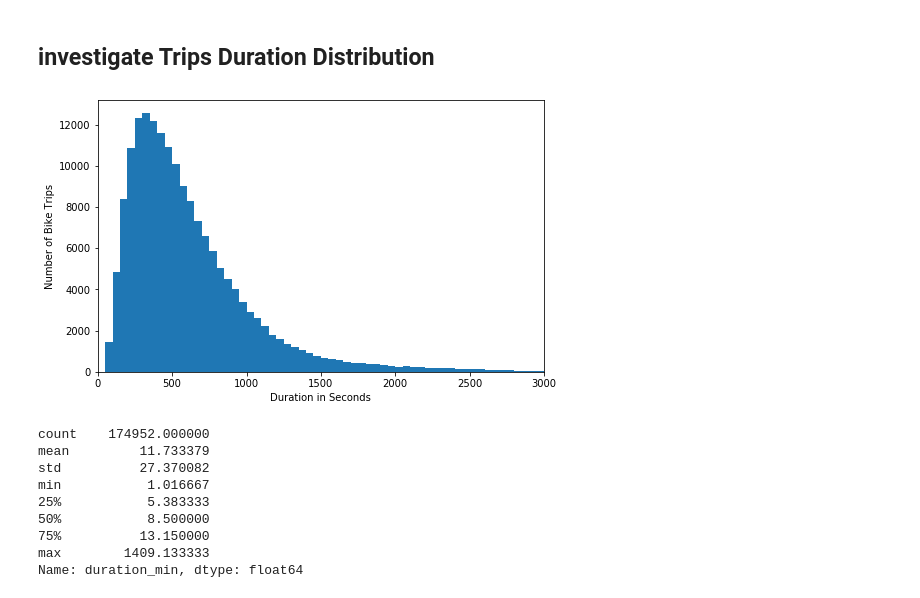
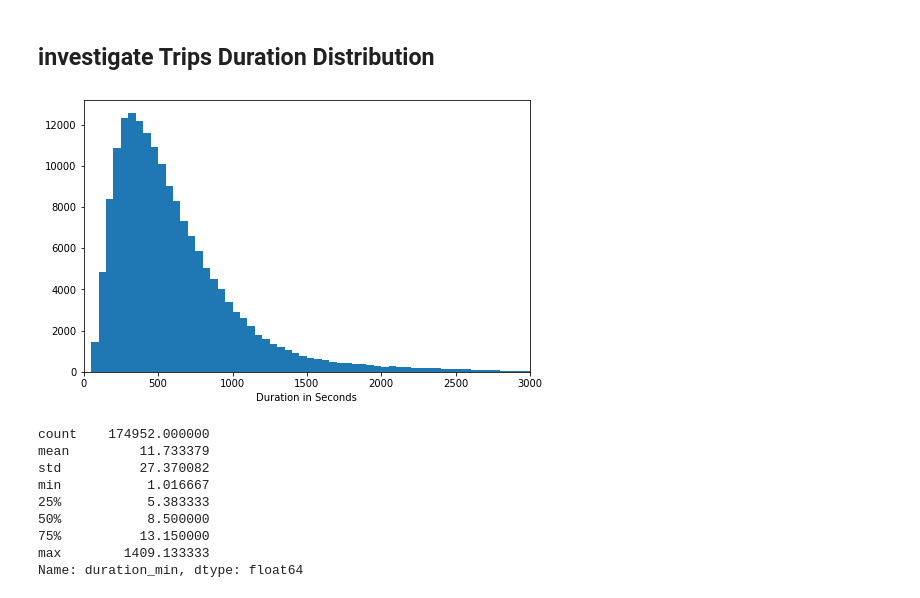
Before and after one commit to AhmedSaeed98/Ford-Go-Bike-Project, a Jupyter notebook: FordGoBike_Exploration.ipynb, the cells around one changed output. Saved outputs shown, nothing was run; the diff lists cells and outputs as text; code cells hidden in the pictures.

```diff
--- a/FordGoBike_Exploration.ipynb
+++ b/FordGoBike_Exploration.ipynb
@@ -176,16 +176,22 @@ df_clean.head()
 # %% [markdown]
 ## investigate Trips Duration Distribution
 # %%
-binsize = 50
-bins = np.arange(0, df_clean['duration_sec'].max()+binsize, binsize)
+# function to plot histogram distribution for one feature
+def plot_hist(df,col,colname,binsize,xlabel,xlim):
+    bins = np.arange(0, col.max()+binsize, binsize)
 
-plt.figure(figsize=[8, 5])
-plt.hist(data = df_clean, x = 'duration_sec', bins = bins)
-plt.xlim(0, 3000)
-plt.xlabel('Duration in Seconds')
-plt.ylabel('Number of Bike Trips');
+    plt.figure(figsize=[8, 5])
+    plt.hist(data = df, x = colname, bins = bins)
+    plt.xlim(xlim)
+    plt.xlabel(xlabel)
-# %% [output]
-[figure, removed]
+# %%
+col = df_clean['duration_sec']
+colname = 'duration_sec'
+binsize = 50
+xlim=(0, 3000)
+plot_hist(df_clean,col,colname,binsize,'Duration in Seconds',xlim)
+# %% [output]
+[figure, added]
 # %%
 df_clean['duration_min'].describe()
 # %% [output]
```
Also changed, not shown: parts of 16 cells of this notebook.
